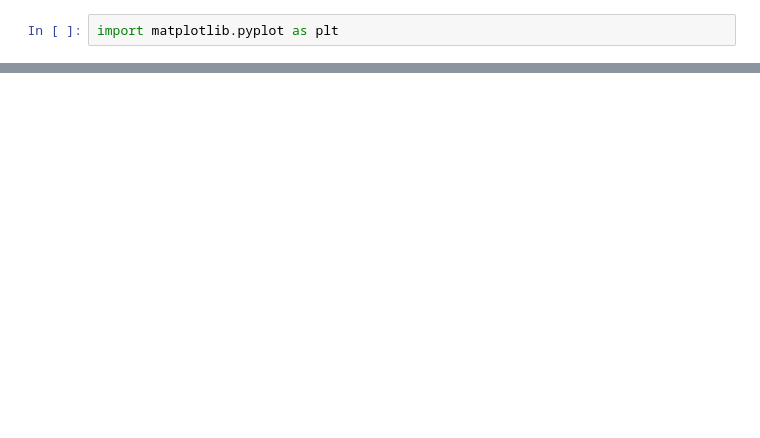
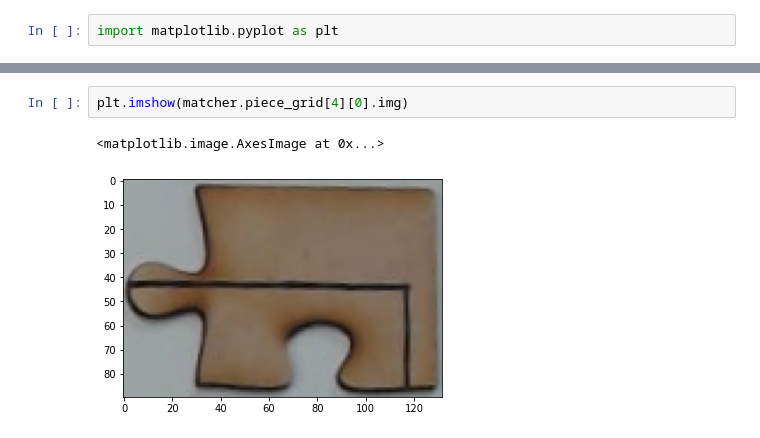
Before and after one commit to ME-134/PuzzleBot, a Jupyter notebook: scripts/Vision Integration.ipynb, the cells around one changed output, grey strips where cells are left out. Drawn from its saved outputs; the diff is of its cells as text; blank space fills up the shorter version.

```diff
--- a/scripts/Vision Integration.ipynb
+++ b/scripts/Vision Integration.ipynb
@@ -268,0 +301,5 @@ VisionMatcher('C:/Code/CS134/HW1/vision/done_exploded2.jpg')
+# %%
+plt.imshow(matcher.piece_grid[4][0].img)
+# %% [output]
+<matplotlib.image.AxesImage at 0x...>
+[figure, added]
```
Also changed, not shown: parts of 6 cells of this notebook, 1 other file.
